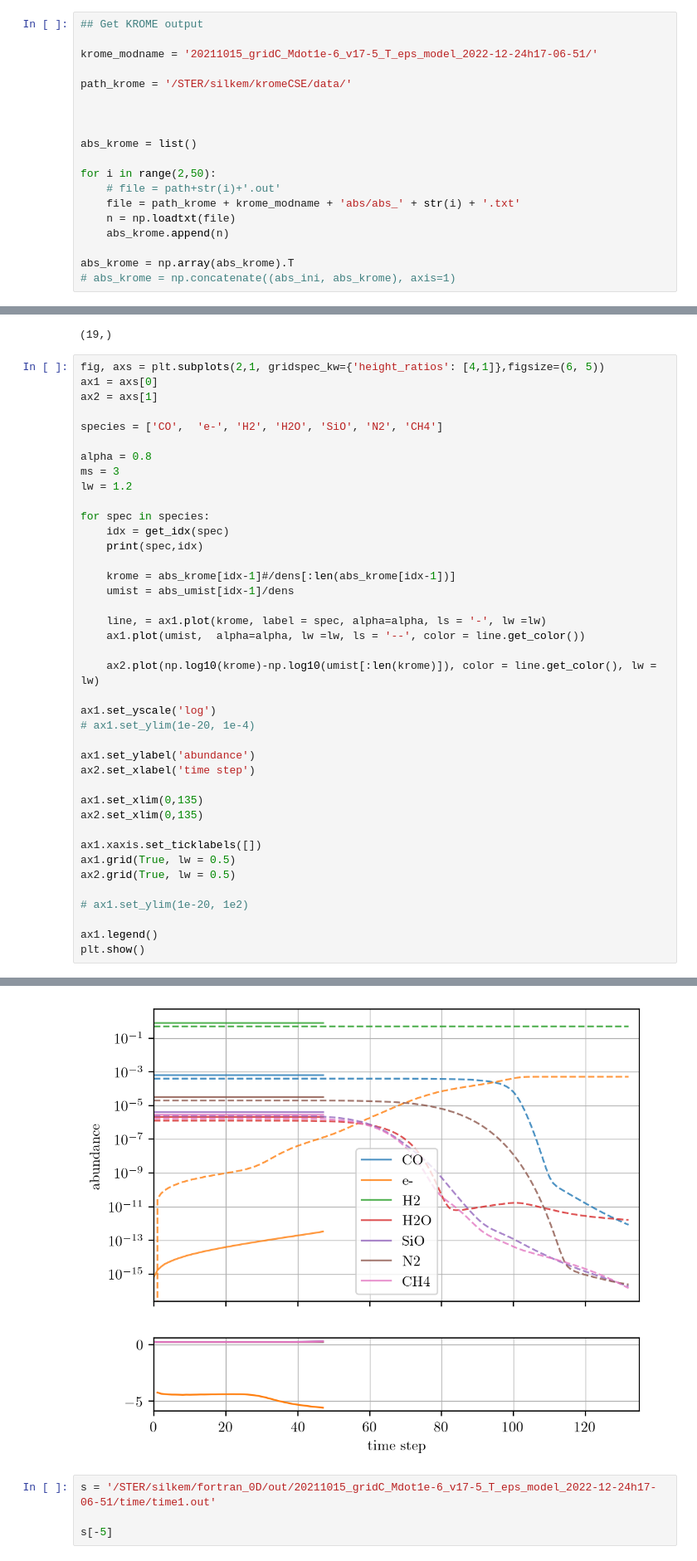
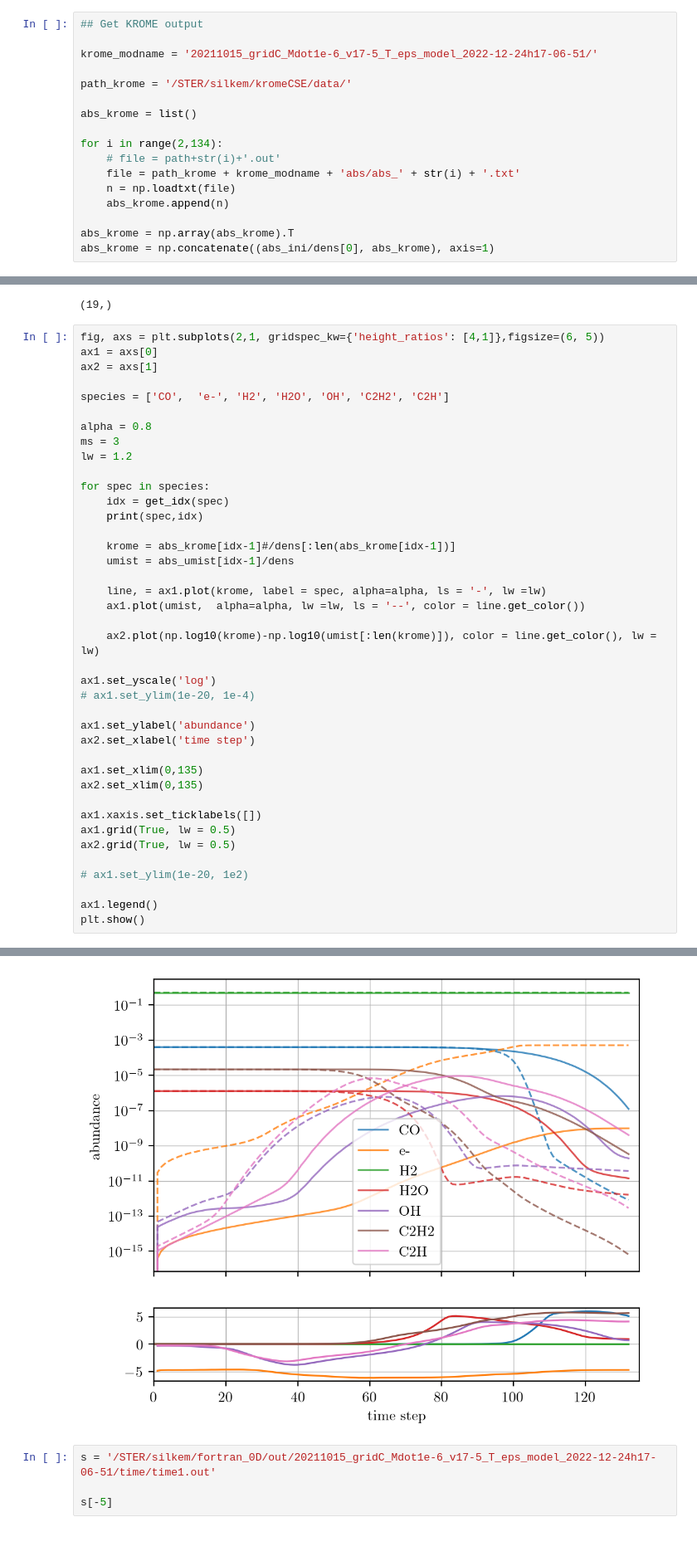
Before and after one commit to IvS-KULeuven/krome-CSE, a Jupyter notebook: benchmarkKROME.ipynb, the cells around one changed output, grey strips where cells are left out. Shown at 83% size. Saved outputs shown, nothing was run; the diff lists cells and outputs as text.

```diff
--- a/benchmarkKROME.ipynb
+++ b/benchmarkKROME.ipynb
@@ -116,15 +126,13 @@ krome_modname = '20211015_gridC_Mdot1e-6_v17-5_T_eps_model_2022-12-24h17-06-51/'
 
 path_krome = '/STER/silkem/kromeCSE/data/'
 
-
-
 abs_krome = list()
 
-for i in range(2,50):
+for i in range(2,134):
     # file = path+str(i)+'.out'
     file = path_krome + krome_modname + 'abs/abs_' + str(i) + '.txt'
     n = np.loadtxt(file)
     abs_krome.append(n)
 
 abs_krome = np.array(abs_krome).T
-# abs_krome = np.concatenate((abs_ini, abs_krome), axis=1)
+abs_krome = np.concatenate((abs_ini/dens[0], abs_krome), axis=1)
@@ -156,7 +154,7 @@ fig, axs = plt.subplots(2,1, gridspec_kw={'height_ratios': [4,1]},figsize=(6, 5)
 ax1 = axs[0]
 ax2 = axs[1]
 
-species = ['CO',  'e-', 'H2', 'H2O', 'SiO', 'N2', 'CH4']
+species = ['CO',  'e-', 'H2', 'H2O', 'OH', 'C2H2', 'C2H']
 
 alpha = 0.8
 ms = 3
@@ -202,4 +200,4 @@ CH4 70
-[figure, old version]
+[figure, new version]
 # %%
 s = '/STER/silkem/fortran_0D/out/20211015_gridC_Mdot1e-6_v17-5_T_eps_model_2022-12-24h17-06-51/time/time1.out'
 
```
Also changed, not shown: parts of 5 cells of this notebook, 4 other files.
